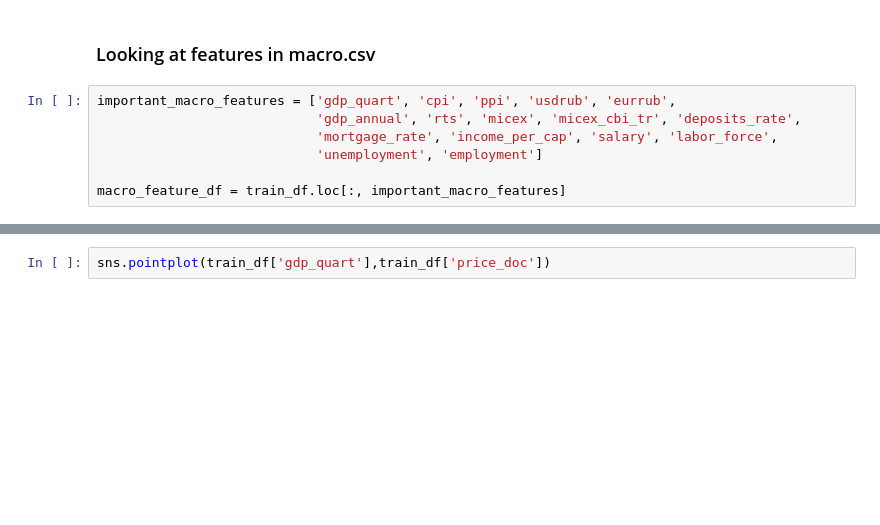
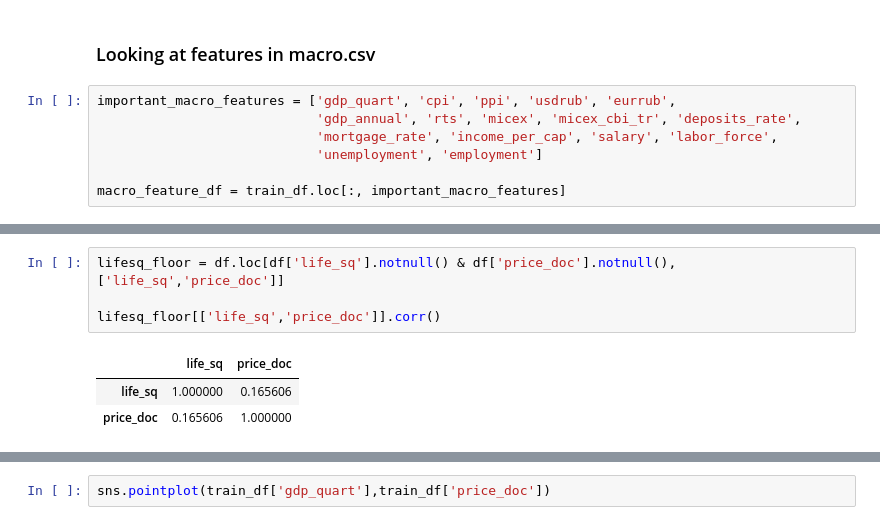
Before and after one commit to nycdatasci/bootcamp009_project, a Jupyter notebook: Project3-MachineLearning/romi_reza_sean_pradeep_andrew/reza_eda.ipynb, the cells around one changed output, grey strips where cells are left out. Drawn from its saved outputs; the diff is of its cells as text; blank space fills up the shorter version.

```diff
--- a/Project3-MachineLearning/romi_reza_sean_pradeep_andrew/reza_eda.ipynb
+++ b/Project3-MachineLearning/romi_reza_sean_pradeep_andrew/reza_eda.ipynb
@@ -138,0 +190,8 @@ strong multicollinearity or other numerical problems.
+# %%
+lifesq_floor = df.loc[df['life_sq'].notnull() & df['price_doc'].notnull(), ['life_sq','price_doc']]
+
+lifesq_floor[['life_sq','price_doc']].corr()
+# %% [output]
+|  | life_sq | price_doc |
+| life_sq | 1.000000 | 0.165606 |
+| price_doc | 0.165606 | 1.000000 |
```
Also changed, not shown: parts of 19 cells of this notebook, 3 other files.
